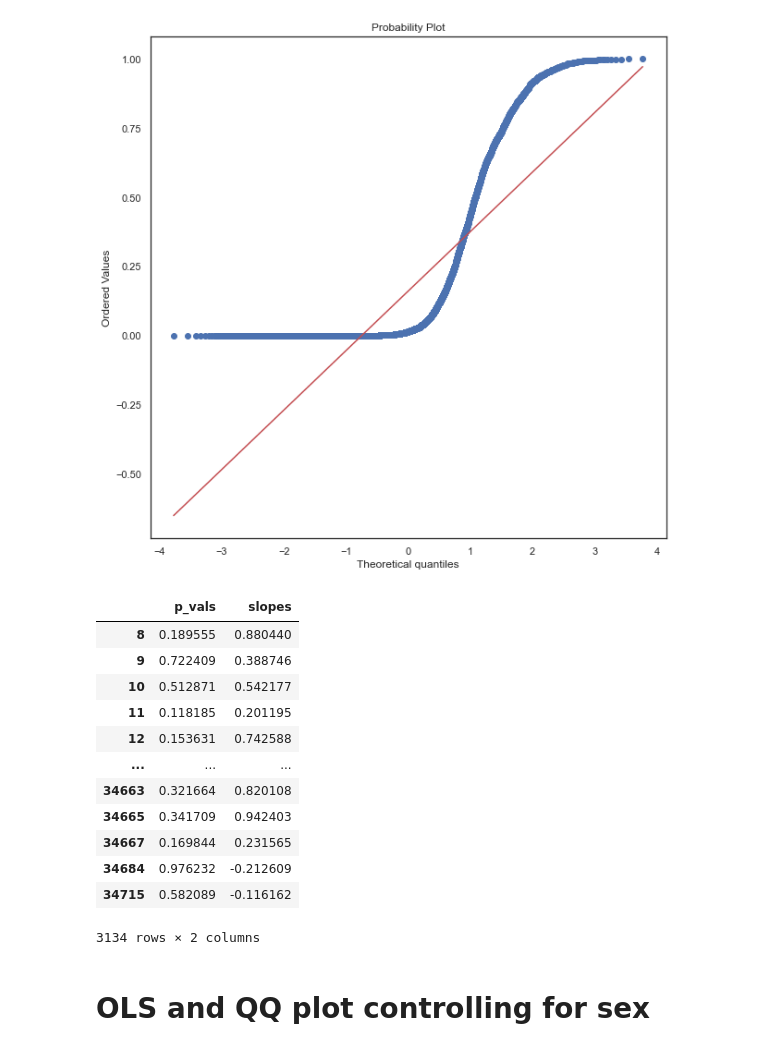
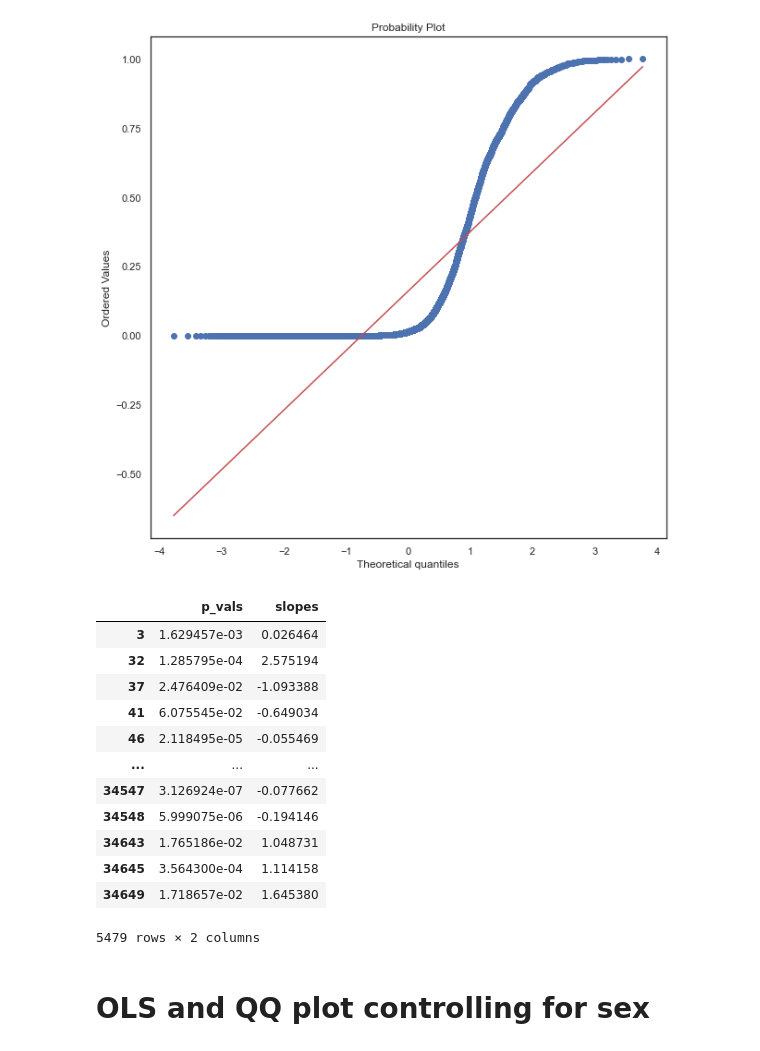
Before and after one commit to bdavi119/qbb2021-answers, a Jupyter notebook: 09-week-hw/assignment_09.ipynb, the cells around one changed output. Cells and saved outputs as stored; diff of their text form; code cells hidden in the pictures.

```diff
--- a/09-week-hw/assignment_09.ipynb
+++ b/09-week-hw/assignment_09.ipynb
@@ -132,7 +131,6 @@ df_T
 16 rows × 8615 columns
 # %%
 X = df_T['stage']
-X = sm.add_constant(X)
 p_vals = []
 slopes = []
 index = []
@@ -140,7 +138,7 @@ index = []
 for idx, col in df_T.iteritems():
     if idx == 'stage' or idx == 'sex':
         continue
-    model = sm.OLS(col, X)
+    model = smf.ols(formula='col ~ X', data=df_T)
     results = model.fit()
 
     p_vals.append(results.pvalues[0])
@@ -171,34 +169,34 @@ plt.show()
 # %% [output]
 [figure]
 # %%
-rej = multipletests(df_all_genes['p_vals'], alpha=0.1, method='fdr_bh')[0]
-df_sig = df_all_genes[~rej]
+reject = multipletests(df_all_genes['p_vals'], alpha=0.1, method='fdr_bh')[0]
+df_sig = df_all_genes[reject]
 
 set_sig = set()
 f = open('genes_expressed_by_stage_no_covar.txt', 'w')
 for idx in df_sig.index:
     set_sig.add(idx)
     gname = df.loc[idx, 'gene_name']
     tname = df.loc[idx, 't_name']
 
     f.write(gname + '\t' + tname + '\n')
 
 f.close()
 df_sig
 # %% [output]
 |  | p_vals | slopes |
-| 8 | 0.189555 | 0.880440 |
-| 9 | 0.722409 | 0.388746 |
-| 10 | 0.512871 | 0.542177 |
-| 11 | 0.118185 | 0.201195 |
-| 12 | 0.153631 | 0.742588 |
+| 3 | 1.629457e-03 | 0.026464 |
+| 32 | 1.285795e-04 | 2.575194 |
+| 37 | 2.476409e-02 | -1.093388 |
+| 41 | 6.075545e-02 | -0.649034 |
+| 46 | 2.118495e-05 | -0.055469 |
 | ... | ... | ... |
-| 34663 | 0.321664 | 0.820108 |
-| 34665 | 0.341709 | 0.942403 |
-| 34667 | 0.169844 | 0.231565 |
-| 34684 | 0.976232 | -0.212609 |
-| 34715 | 0.582089 | -0.116162 |
+| 34547 | 3.126924e-07 | -0.077662 |
+| 34548 | 5.999075e-06 | -0.194146 |
+| 34643 | 1.765186e-02 | 1.048731 |
+| 34645 | 3.564300e-04 | 1.114158 |
+| 34649 | 1.718657e-02 | 1.645380 |
-3134 rows × 2 columns
+5479 rows × 2 columns
 # %% [markdown]
 # OLS and QQ plot controlling for sex
 # %%
```
Also changed, not shown: parts of 6 cells of this notebook, 4 other files.
